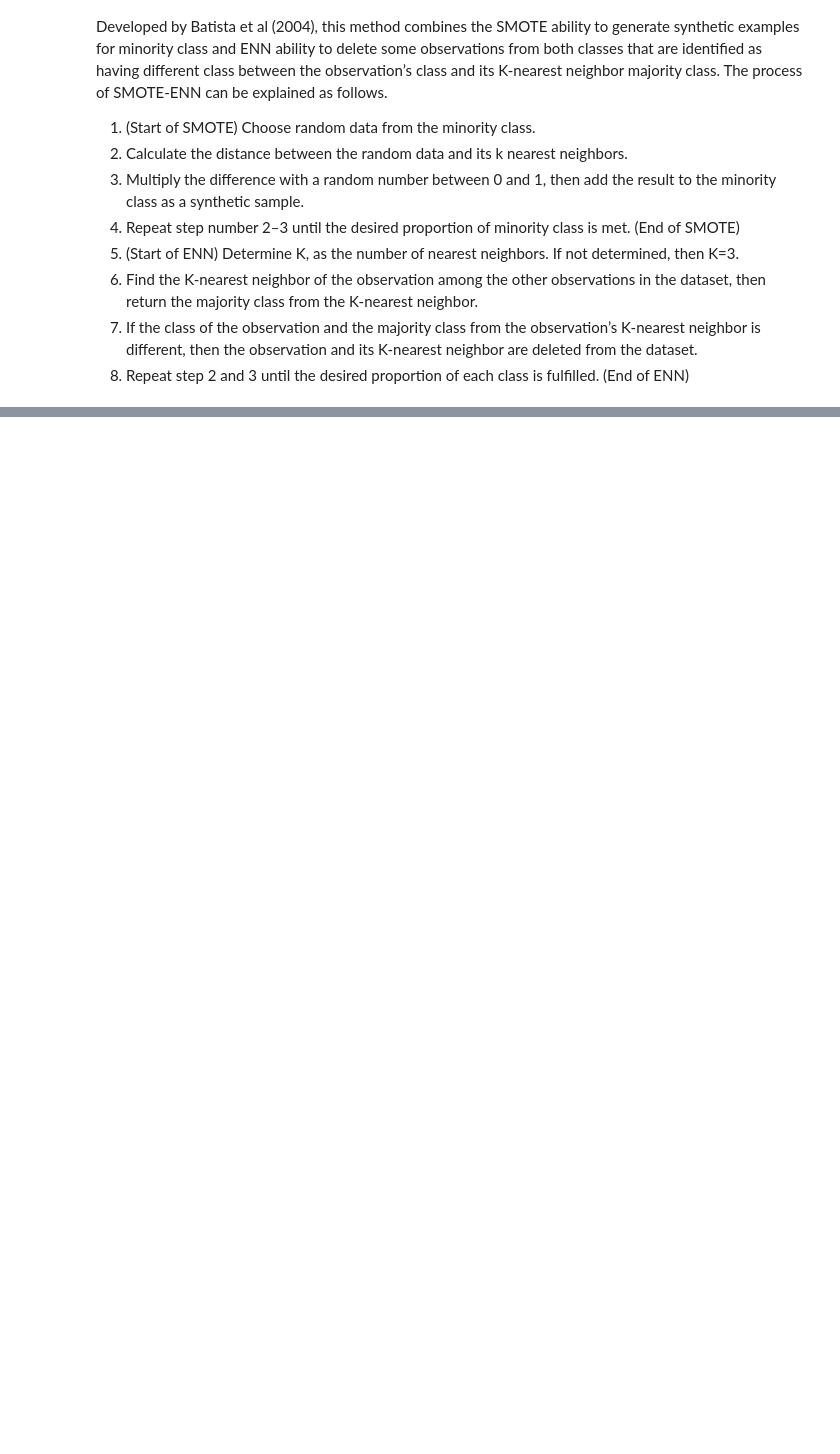
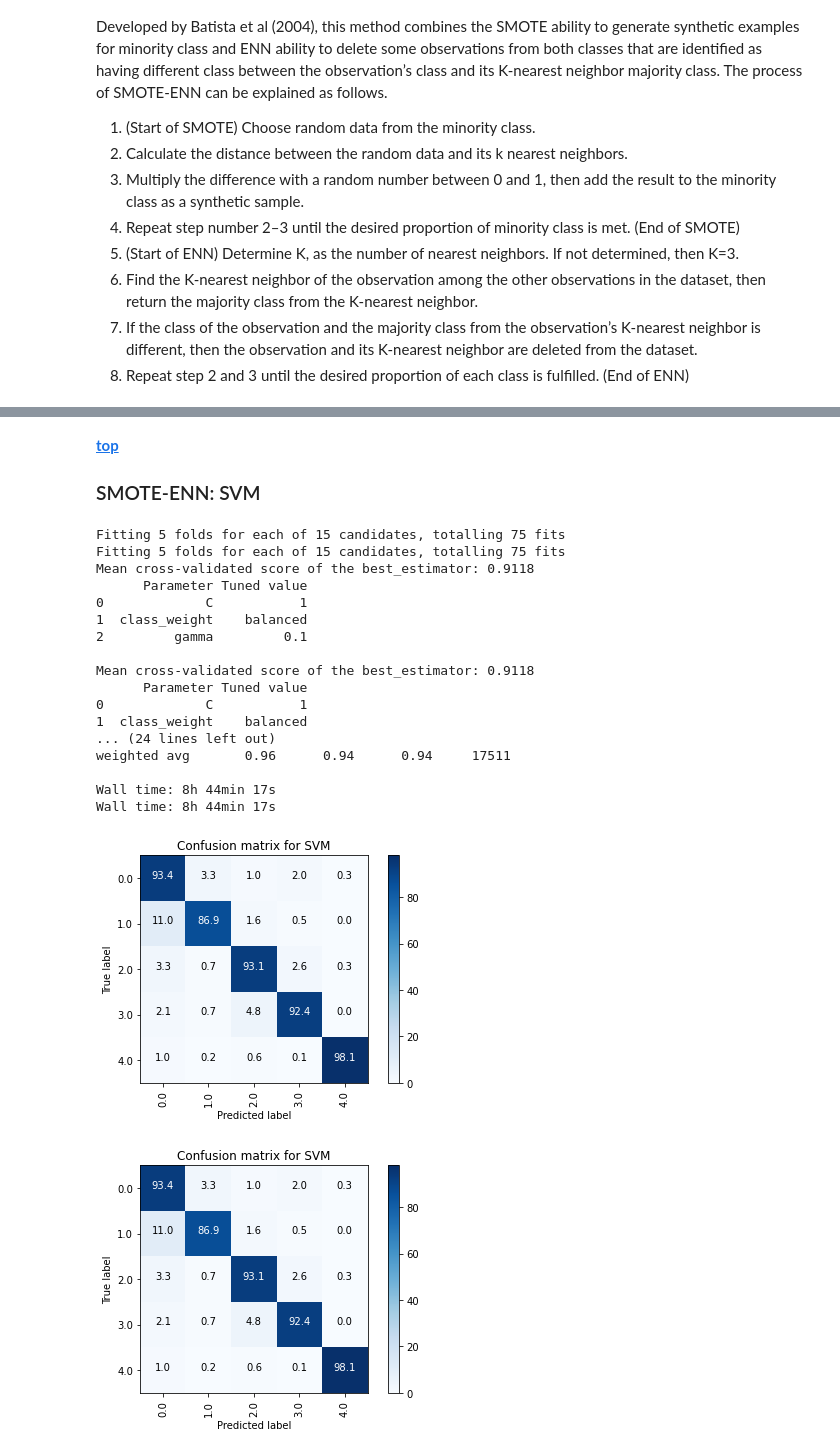
Before and after one commit to nastiag67/ecgn, a Jupyter notebook: README.ipynb, the cells around one changed output, grey strips where cells are left out. Saved outputs shown, nothing was run; the diff lists cells and outputs as text; code cells hidden in the pictures; blank space fills up the shorter version.

Commit message:
SMOTE ENN resampling

```diff
--- a/README.ipynb
+++ b/README.ipynb
@@ -979,36 +984,60 @@ memory usage: 408.6 MB
+# %% [markdown]
+__[top](#Contents)__
+
+### SMOTE-ENN: SVM
 # %%
 %%time
 
 name = 'SVM'
 model = SVC()
 
-resample=SMOTEENN(enn=EditedNearestNeighbours(sampling_strategy='all'))
+resample=SMOTEENN(enn=EditedNearestNeighbours(sampling_strategy='all'), random_state=42)
 
 steps=[
     ('r', resample),
 ]
 
 parameters = {
     'SVM__C': [1, 10, 50],
     # Regularization - tells the SVM optimization how much error is bearable
     # control the trade-off between decision boundary and misclassification term
     # smaller value => small-margin hyperplane
     # 'SVM__kernel': ['linear', 'poly', 'rbf', 'sigmoid'],  # VERY long pls don't
     # 'SVM__degree': [3],
     'SVM__gamma': [0.1, 0.5, 0.07, 'scale', 'auto'],  # scale
     'SVM__class_weight': ['balanced'],  # None
     }
 
-model_svm = cls_models.checkmodel(
+model_svm, y_pred_svm = cls_models.checkmodel(
                                     name,
                                     model,
                                     steps=steps,
                                     parameters=parameters,
                                     average='macro',
                                     multiclass=True,
                                     metric='recall',
                                     randomized_search=False,
                                     nfolds=5,
                                     n_jobs=56,
-                                    verbose=2
+                                    verbose=3
                                     )
+# %% [output]
+Fitting 5 folds for each of 15 candidates, totalling 75 fits
+Fitting 5 folds for each of 15 candidates, totalling 75 fits
+Mean cross-validated score of the best_estimator: 0.9118
+      Parameter Tuned value
+0             C           1
+1  class_weight    balanced
+2         gamma         0.1
+
+Mean cross-validated score of the best_estimator: 0.9118
+      Parameter Tuned value
+0             C           1
+1  class_weight    balanced
+... (24 lines left out)
+weighted avg       0.96      0.94      0.94     17511
+
+Wall time: 8h 44min 17s
+Wall time: 8h 44min 17s
+[figure, added]
+[figure, added]
```
Also changed, not shown: parts of 7 cells of this notebook, 26 other files.
